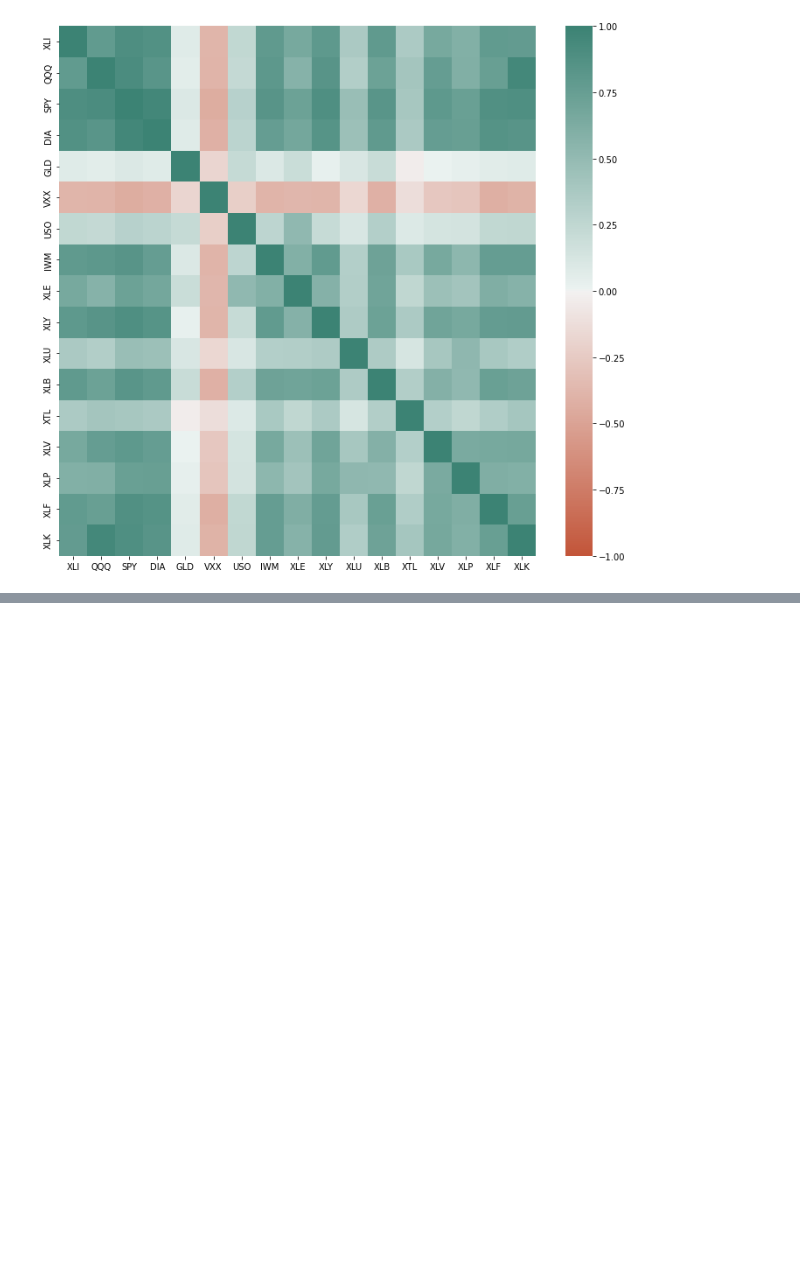
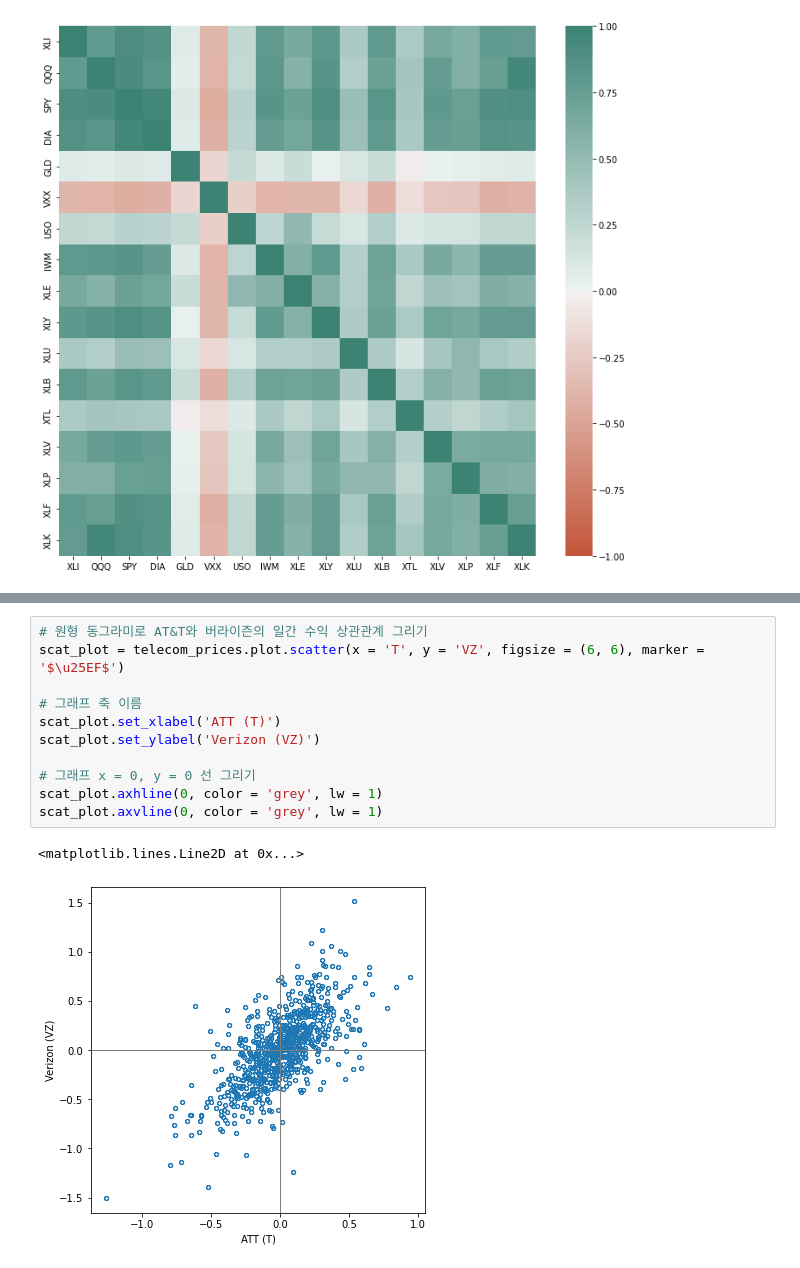
Before and after one commit to Angela-Park-JE/Practical_Statistics, a Jupyter notebook: Ch01_EDA/Ch1_EDA_분포탐색3_corr.ipynb, the cells around one changed output, grey strips where cells are left out. Cells and saved outputs as stored; diff of their text form; blank space fills up the shorter version.

```diff
--- a/Ch01_EDA/Ch1_EDA_분포탐색3_corr.ipynb
+++ b/Ch01_EDA/Ch1_EDA_분포탐색3_corr.ipynb
@@ -190,0 +219,14 @@ plt.show()
+# %%
+# 원형 동그라미로 AT&T와 버라이즌의 일간 수익 상관관계 그리기
+scat_plot = telecom_prices.plot.scatter(x = 'T', y = 'VZ', figsize = (6, 6), marker = '$\u25EF$')
+
+# 그래프 축 이름
+scat_plot.set_xlabel('ATT (T)')
+scat_plot.set_ylabel('Verizon (VZ)')
+
+# 그래프 x = 0, y = 0 선 그리기
+scat_plot.axhline(0, color = 'grey', lw = 1)
+scat_plot.axvline(0, color = 'grey', lw = 1)
+# %% [output]
+<matplotlib.lines.Line2D at 0x...>
+[figure, added]
```
Also changed, not shown: parts of 3 cells of this notebook.
